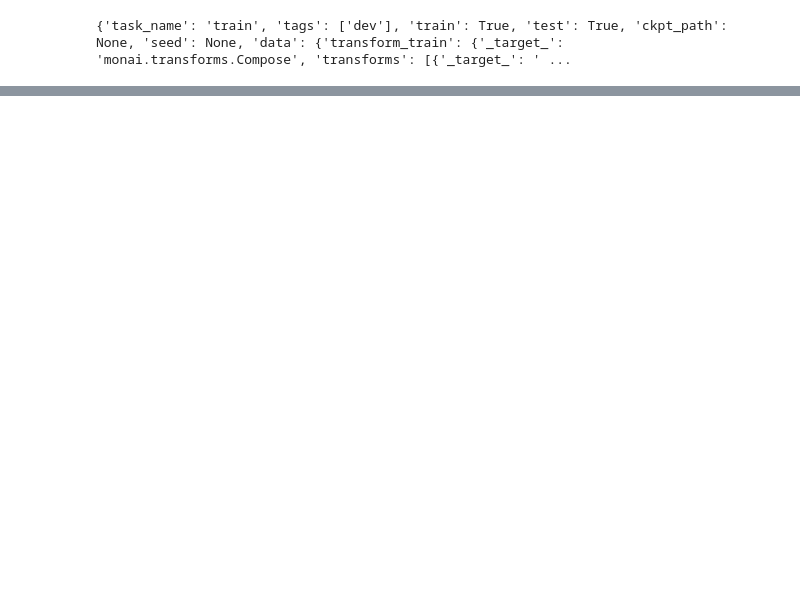
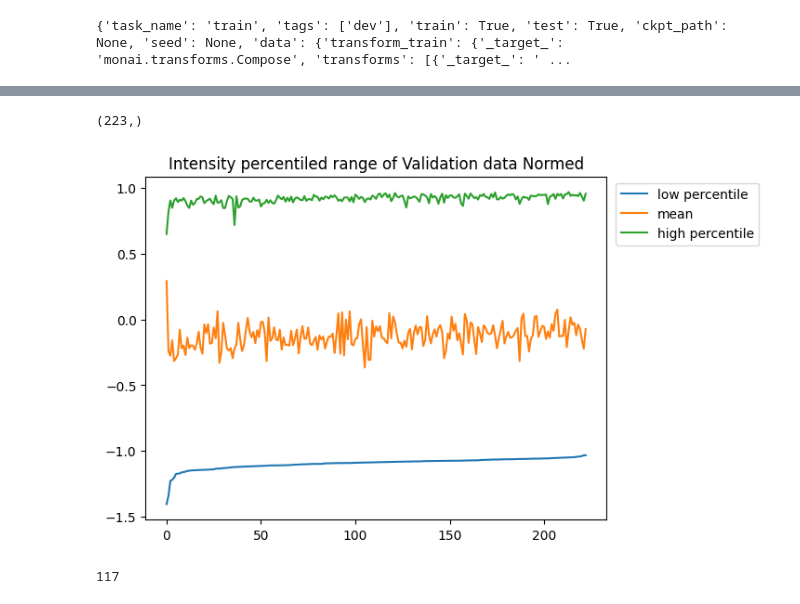
Before and after one commit to OwOIamNoob/spine-segmentation, a Jupyter notebook: notebooks/loss.ipynb, the cells around one changed output, grey strips where cells are left out. Saved outputs shown, nothing was run; the diff lists cells and outputs as text; code cells hidden in the pictures; blank space fills up the shorter version.

```diff
--- a/notebooks/loss.ipynb
+++ b/notebooks/loss.ipynb
@@ -134,0 +197,16 @@ dataloader = datamodule.train_dataloader()
+# %%
+batch = 1
+for i in range(len(dataloader)):
+    batch = transform(next(loader))
+    images = batch['image']
+    hist = torch.histogram(images)
+    density = hist[0].numpy()
+    value = hist[1].numpy()
+    cdf = np.cumsum(density / np.sum(density))
+    low = np.array(np.where(cdf < 0.05)).max()
+    high = np.array(np.where(cdf < 0.95)).max()
+    mean = np.sum(value[1:] * density / np.sum(density))
+    survey.append([value[low], mean, value[high]])
+    pos = np.floor((value - lower) / quantile).astype(int)
+    histogram[pos[1:]] += density
+    print("Next")
@@ -134,0 +251,2 @@ dataloader = datamodule.train_dataloader()
+# %%
+sorted_hist = np.array(sorted(survey))
@@ -134,0 +255,14 @@ dataloader = datamodule.train_dataloader()
+# %%
+ax = np.arange(0, len(survey), 1)
+ax.shape
+# %% [output]
+(223,)
+# %%
+plt.plot(ax, sorted_hist[:, 0], label='low percentile')
+plt.plot(ax, sorted_hist[:, 1], label='mean')
+plt.plot(ax, sorted_hist[:, 2], label='high percentile')
+plt.legend(loc=[1.02, 0.8])
+plt.title("Intensity percentiled range of Validation data Normed")
+plt.show()
+# %% [output]
+[figure, added]
@@ -134,0 +275,4 @@ dataloader = datamodule.train_dataloader()
+# %%
+np.sum(cdf == 0)
+# %% [output]
+117
```
Also changed, not shown: parts of 39 cells of this notebook, 27 other files.
